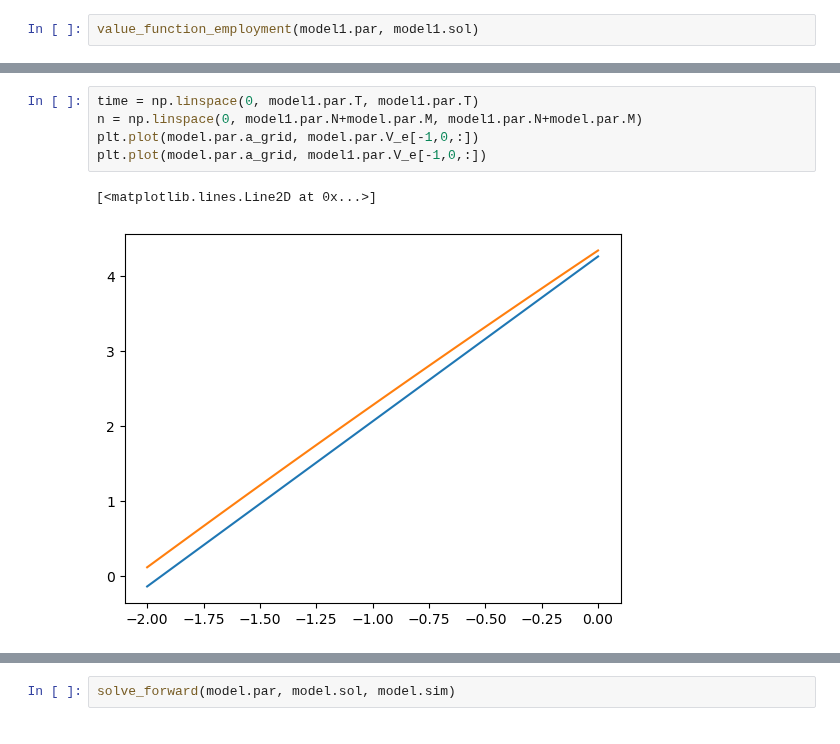
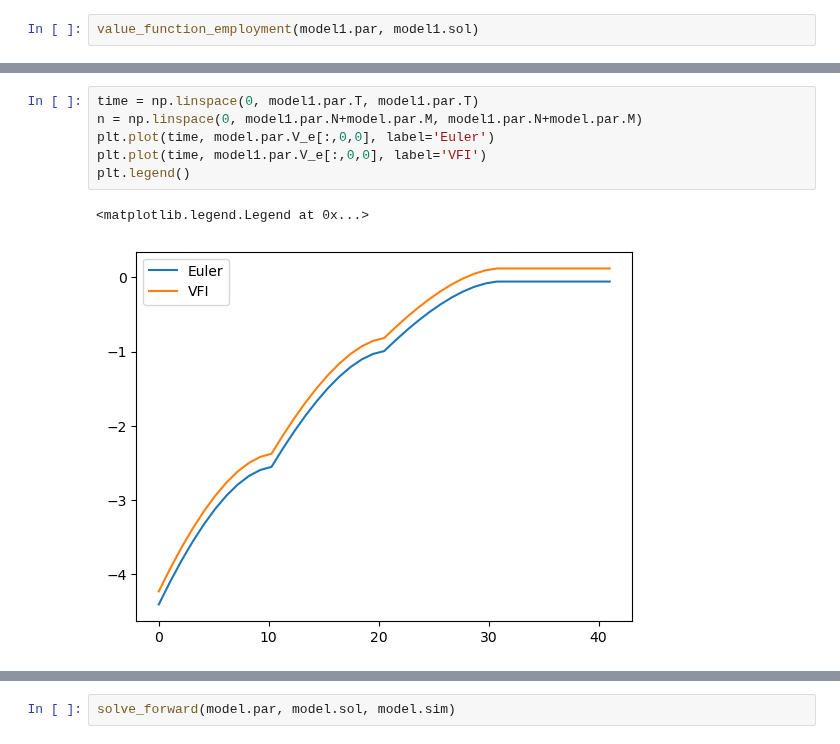
Before and after one commit to qrn838/Dynamic-programming-project, a Jupyter notebook: 2. consumption saving.ipynb, the cells around one changed output, grey strips where cells are left out. Drawn from its saved outputs; the diff is of its cells as text.

```diff
--- a/2. consumption saving.ipynb
+++ b/2. consumption saving.ipynb
@@ -144,8 +149,9 @@ plt.show()
 # %%
 time = np.linspace(0, model1.par.T, model1.par.T)
 n = np.linspace(0, model1.par.N+model.par.M, model1.par.N+model.par.M)
-plt.plot(model.par.a_grid, model.par.V_e[-1,0,:])
-plt.plot(model.par.a_grid, model1.par.V_e[-1,0,:])
+plt.plot(time, model.par.V_e[:,0,0], label='Euler')
+plt.plot(time, model1.par.V_e[:,0,0], label='VFI')
+plt.legend()
 # %% [output]
-[<matplotlib.lines.Line2D at 0x...>]
+<matplotlib.legend.Legend at 0x...>
-[figure, old version]
+[figure, new version]
```
Also changed, not shown: parts of 17 cells of this notebook, 2 other files.
